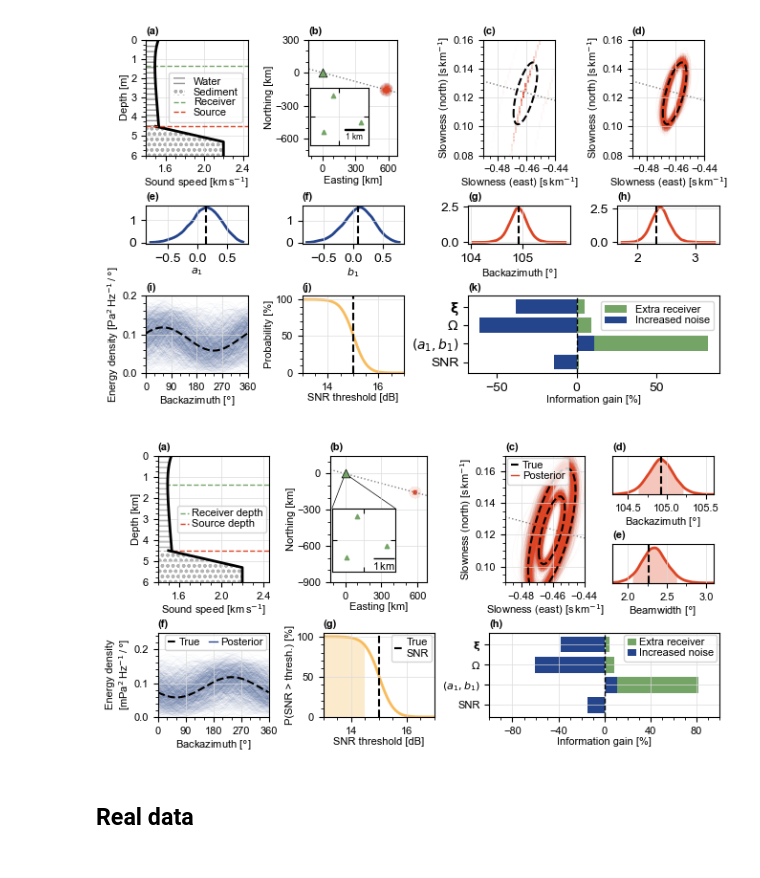
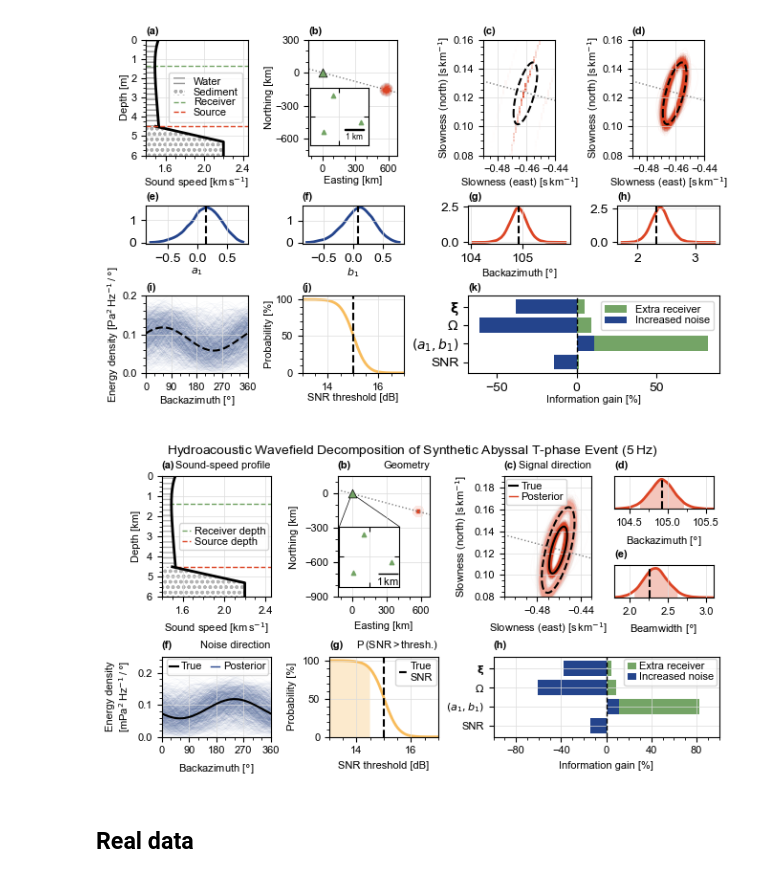
Before and after one commit to Claudia-Elijas/topophone2, a Jupyter notebook: docs/source/examples/figs_JASA-EL.ipynb, the cells around one changed output. Cells and saved outputs as stored; diff of their text form; code cells hidden in the pictures.

Commit message:
Included subplot titles.

```diff
--- a/docs/source/examples/figs_JASA-EL.ipynb
+++ b/docs/source/examples/figs_JASA-EL.ipynb
@@ -13,17 +13,22 @@ from topophone2.utils.math import density_params, harmonic2D_density, density_fu
 import matplotlib.pyplot as plt
 from mpl_toolkits.axes_grid1.anchored_artists import AnchoredSizeBar
 import matplotlib.font_manager as fm
-from matplotlib.colors import LinearSegmentedColormap
+from matplotlib.colors import LinearSegmentedColormap, to_rgb
 import matplotlib.tri as tri
 import matplotlib.ticker as ticker
 from matplotlib.gridspec import GridSpec
 from matplotlib.lines import Line2D
 from mpl_toolkits.axes_grid1.inset_locator import inset_axes
 import cmcrameri.cm as cmc
-from matplotlib.patches import Patch, ConnectionPatch
+from matplotlib.patches import Patch, ConnectionPatch, Rectangle
 
 #__ Set up: Plotting __
 theme = ['#DC4424', '#74A466', '#24448C', '#F8BC5C']
 small, large = 8, 10
 plt.rcParams["font.sans-serif"] = ['Arial']
 cmap0 = LinearSegmentedColormap.from_list("cmap0", ["white", theme[0]])
+def lighten(colour, amount=0.5):
+    """Blend a colour towards white; amount=0 is unchanged, 1 is white."""
+    rgb = np.array(to_rgb(colour))
+    return tuple(1 - (1 - amount) * (1 - rgb))
+theme0_light = lighten(theme[0])
@@ -464,7 +466,7 @@ fig.show()
 
 #__ Figure __
 fig = plt.figure(
-    figsize   = (6.5, 3.25),
+    figsize   = (6.5, 3.5),
     facecolor = 'white',
     layout    = 'constrained'
 )
@@ -496,7 +498,13 @@ ax_in.set_facecolor('white')
 ax_in.set_aspect('equal')
 
 #__ Labels __
-for ax, xlab, ylab in zip(axs,
+fig.suptitle(r"Hydroacoustic Wavefield Decomposition of Synthetic Abyssal T-phase Event (5$\,$Hz)", fontsize=large)
+for ax, title, xlab, ylab in zip(axs,
+    [
+        r"Sound-speed profile", r"Geometry", r"Signal direction",
+        None, None,
+        r"Noise direction", r"P$\,$(SNR$\,$>$\,$thresh.)", None
+    ],
     [
         r"Sound speed [km$\,$s$^{-1}$]", r"Easting [km]", r"Slowness (east) [s$\,$km$^{-1}$]",
         r"Backazimuth [$\degree$]", r"Beamwidth [$\degree$]",
@@ -505,26 +513,27 @@ for ax, xlab, ylab in zip(axs,
     [
         r"Depth [km]", r"Northing [km]", r"Slowness (north) [s$\,$km$^{-1}$]",
         None, None,
-        "Energy density\n"+r"[mPa$^2$$\,$Hz$^{-1}$$\,$/$\,\degree$]", r"P(SNR > thresh.) [%]", None
+        "Energy density\n"+r"[mPa$^2$$\,$Hz$^{-1}$$\,$/$\,\degree$]", r"Probability [%]", None
     ]
 ):
-    if (xlab is not None): ax.set_xlabel(xlab, fontsize=small, labelpad=1.0)
-    if (ylab is not None): ax.set_ylabel(ylab, fontsize=small, labelpad=1.0)
+    if (title is not None): ax.set_title(title, loc='right', fontsize=small)
+    if (xlab is not None): ax.set_xlabel(xlab, fontsize=small)
+    if (ylab is not None): ax.set_ylabel(ylab, fontsize=small)
 
 #__ Ticks __
 for ax, xlims, ylims, xticks, yticks in zip(axs,
     [
-        (1.4,2.45), (-125,680), (-0.49,-0.44),
+        (1.4,2.45), (-125,680), (-0.51,-0.43),
         (104.3,105.6), (1.8,3.1),
         (0,360), (13,17), (-100,100)
     ],
     [
-        (6.0,0.0), (-900,150), (0.09,0.17),
+        (6.0,0.0), (-900,150), (0.08,0.19),
         (0.0,2.7), (0.0,2.7),
         (0,0.25), (0,105), None
     ],
     [
-        (0.4,0.1), (300,100), (0.02,0.005),
+        (0.4,0.1), (300,100), (0.04,0.01),
         (0.5,0.25), (0.5,0.25),
         (90,30), (2,0.5), (40,10)
     ],
@@ -560,6 +569,10 @@ ax_in.tick_params(
     labelbottom=False, labelleft=False
 )
 ax_in.grid(color='gainsboro', linewidth=0.5)
+
+#__ Panel labels, in reading order __
+for ax, label in zip(axs, ['(a)', '(b)', '(c)', '(d)', '(e)', '(f)', '(g)', '(h)']):
+    ax.set_title(label, loc='left', fontsize=small, fontweight='bold')
 
 #________ PLOT: SOUND-SPEED PROFILE ________#
 
@@ -649,17 +662,17 @@ for corner in [(0.0, 1.0), (1.0, 1.0)]:
 axs[2].axline(
     (0,0), (np.sin(np.radians(105)), np.cos(np.radians(105))),
     ls=':', color='gray', lw=1.0,
-    zorder=1
+    zorder=1.6
 )
 
 #__ True __
 axs[2].contour(
     1e3*gx, 1e3*gy, density_true[0], levels=[0.1,0.5],
-    colors='k', linewidths=1.5, linestyles='--',
+    colors='k', linewidths=1.5, linestyles=['--','-'],
     zorder=2
 )
 handles = [
-    Line2D([], [], color='k', ls='--', lw=1.5, label='True'),
+    Line2D([], [], color='k', ls='-', lw=1.5, label='True'),
     Line2D([], [], color=theme[0], lw=1.0, label='Posterior'),
 ]
 axs[2].legend(handles=handles, fontsize=small, loc='upper left', labelspacing=0.1,
@@ -670,9 +683,10 @@ axs[2].legend(handles=handles, fontsize=small, loc='upper left', labelspacing=0.
 for i in range(1000):
     axs[2].contour(
         1e3*gx, 1e3*gy, density[i], levels=[0.1,0.5],
-        colors=theme[0], linewidths=0.3, alpha=0.05,
+        colors=[theme0_light, theme[0]], linewidths=0.3, alpha=0.05,
         zorder=1
     )
+axs[2].set_rasterization_zorder(1.5)
 
 #________ PROBABILITY DENSITY FUNCTIONS ________#
 
@@ -701,11 +715,11 @@ axs[4].fill_between(p_bw_vec[in_ci], p_bw[in_ci], color=theme[0], alpha=0.3, lw=
 #__ True model __
 axs[5].plot(
     baz, 1e-6*rho_true[0] * 10**(75/10) * np.pi/180,
-    color='k', lw=1.5, ls='--',
+    color='k', lw=1.5, ls='-',
     zorder=2
 )
 handles = [
-    Line2D([], [], color='k', ls='--', lw=1.5, label='True'),
+    Line2D([], [], color='k', ls='-', lw=1.5, label='True'),
     Line2D([], [], color=theme[2], lw=1.0, label='Posterior'),
 ]
 axs[5].legend(handles=handles, ncols=2, fontsize=small, loc='upper right', labelspacing=0.1,
@@ -718,7 +732,7 @@ for i in range(1000):
     axs[5].plot(
         baz, 1e-6*rho[i] * 10**(m[i,6]/10) * np.pi/180,
         color=theme[2], lw=0.3, alpha=0.05,
-        zorder=1
+        zorder=1, rasterized=True
     )
 
 #________ SNR ________#
@@ -748,39 +762,35 @@ labels = [r"$\mathbf{\xi}$", r"$\Omega$", r"$\left(a_1, b_1\right)$", r"SNR"]
 axs[7].set_yticks(y, labels)
 
 #__ Extra receiver __
 axs[7].barh(
     y, rel_IG_rec,
     color=theme[1], label="Extra receiver",
     zorder=1
 )
 
 #__ Noise increase __
 axs[7].barh(
     y, rel_IG_noisy,
     color=theme[2], label="Increased noise",
     zorder=1
 )
 
 #__ Plot neutral __
 axs[7].axvline(0, c='k', ls='--', lw=1.0, zorder=2)
 
 #__ Legend __
 axs[7].legend(fontsize=small, loc='upper right', labelspacing=0.1,
     handlelength=0.8, handleheight=0.6, handletextpad=0.3,
     borderpad=0.3, borderaxespad=0.2)
 
-#__ Panel labels, in reading order __
-for ax, label in zip(axs, ['(a)', '(b)', '(c)', '(d)', '(e)', '(f)', '(g)', '(h)']):
-    ax.set_title(label, loc='left', fontsize=small, fontweight='bold', pad=4)
-
 #__ Spacing __
 fig.get_layout_engine().set(h_pad=0.01, hspace=0.0)
 
 #__ Show figure __
 fig.show()
-# fig.savefig('./data/figures/Figure_1.pdf', dpi=300, bbox_inches='tight')
+fig.savefig('./data/figures/Figure_1.pdf', dpi=300, bbox_inches='tight')
 # %% [output]
-[figure, old version]
+[figure, new version]
 # %% [markdown]
 ## Real data
 # %%
```
Also changed, not shown: parts of 4 cells of this notebook.
